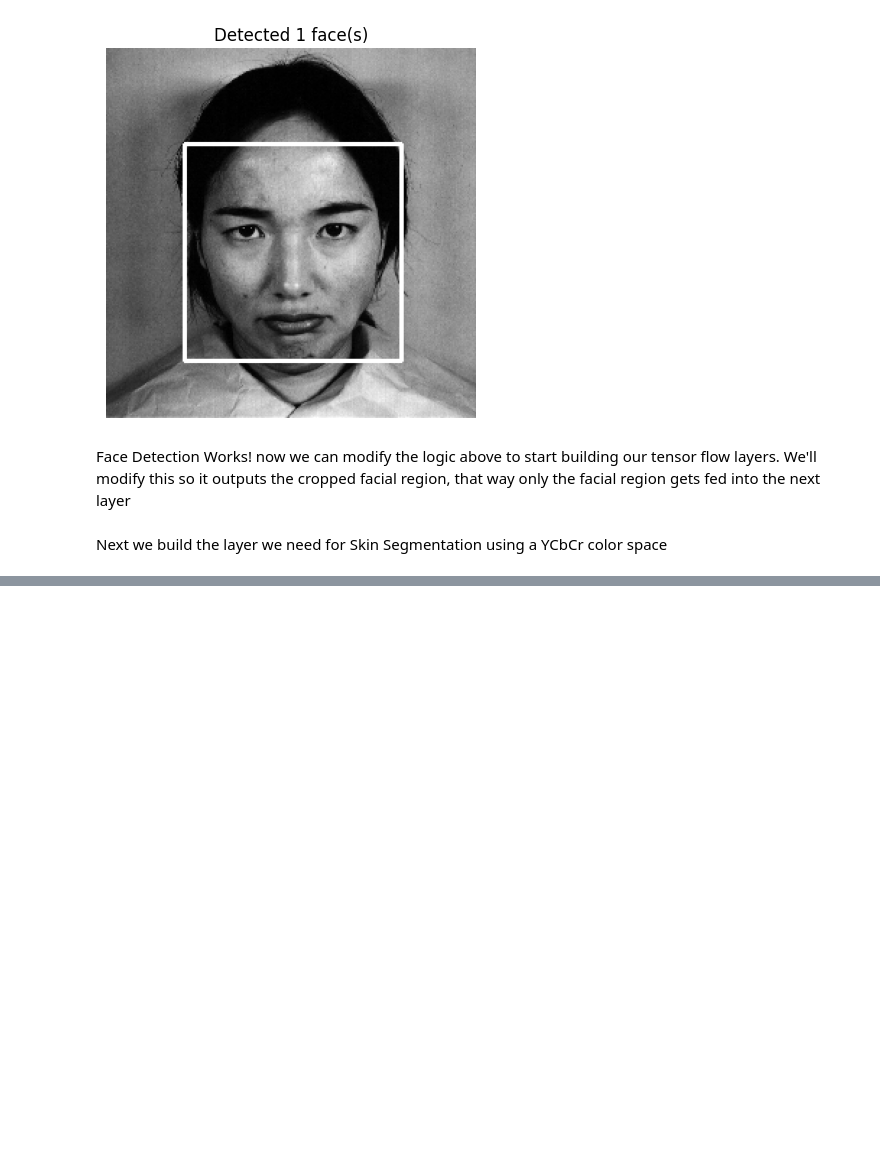
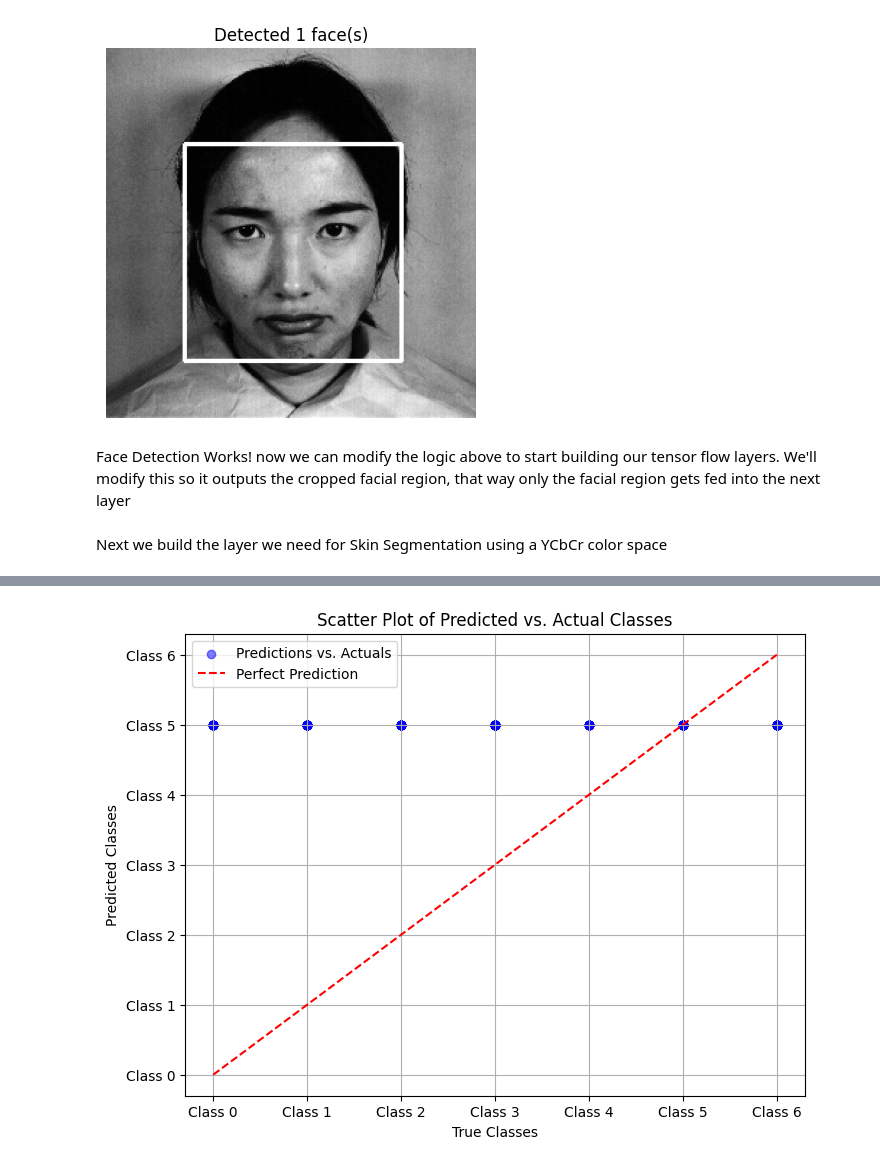
Before and after one commit to Shadowyish/ITSC-5154-Project, a Jupyter notebook: project.ipynb, the cells around one changed output, grey strips where cells are left out. Saved outputs shown, nothing was run; the diff lists cells and outputs as text; code cells hidden in the pictures; blank space fills up the shorter version.

Commit message:
Model functional, issue with classification

```diff
--- a/project.ipynb
+++ b/project.ipynb
@@ -328,11 +397,25 @@ def preprocess_pixel_strings(pixel_strings, target_size=(256, 256)):
         else:
             raise ValueError(f"Unexpected image size: {len(pixel_values)}")
         images.append(image)
-    images = np.array(images, dtype=np.float32) / 255.0
+
+    # Ensure all images are uint8 with pixel values in range [0, 255]
+    images = np.array(images, dtype=np.uint8)
     return images
-
-X_train = preprocess_pixel_strings(X_train)
+# %%
+X_train = preprocess_pixel_strings(X_train)
+X_test = preprocess_pixel_strings(X_test)
+
+
+class_weights = {
+    0: 1.,   # Emotion 0
+    1: 1.,   # Emotion 1
+    2: 1.,   # Emotion 2
+    3: 1.,   # Emotion 3
+    4: 1.,   # Emotion 4
+    5: 1.,   # Emotion 5
+    6: 0.5,  # Emotion 6 (downweight the majority class)
+}
 # %%
-model.fit(X_train, y_train, epochs=10)
+model.fit(X_train, y_train, epochs=10, batch_size=64, class_weight= class_weights)
 # %% [output]
 Epoch 1/10
@@ -342,0 +436,8 @@ Shape must be rank 4 but is rank 3 for '{{node sequential_26_1/pca_layer_26_1/En
+# %%
+predictions = model.predict(X_test)
+predicted_classes = predictions.argmax(axis=1)
+true_classes = y_test
+test_loss, test_accuracy = model.evaluate(X_test, y_test)
+print(predictions)
+print(f"Test Loss: {test_loss}")
+print(f"Test Accuracy: {test_accuracy}")
@@ -342,0 +456,15 @@ Shape must be rank 4 but is rank 3 for '{{node sequential_26_1/pca_layer_26_1/En
+# %%
+plt.figure(figsize=(8, 6))
+plt.scatter(true_classes, predicted_classes, color='blue', alpha=0.5, label='Predictions vs. Actuals')
+# Add diagonal line representing perfect predictions
+plt.plot([0, 6], [0, 6], color='red', linestyle='--', label='Perfect Prediction')
+plt.title('Scatter Plot of Predicted vs. Actual Classes')
+plt.xlabel('True Classes')
+plt.ylabel('Predicted Classes')
+plt.xticks(np.arange(7), ['Class 0', 'Class 1', 'Class 2', 'Class 3', 'Class 4', 'Class 5', 'Class 6'])
+plt.yticks(np.arange(7), ['Class 0', 'Class 1', 'Class 2', 'Class 3', 'Class 4', 'Class 5', 'Class 6'])
+plt.legend()
+plt.grid(True)
+plt.show()
+# %% [output]
+[figure, added]
```
Also changed, not shown: parts of 13 cells of this notebook, 1 other file.
